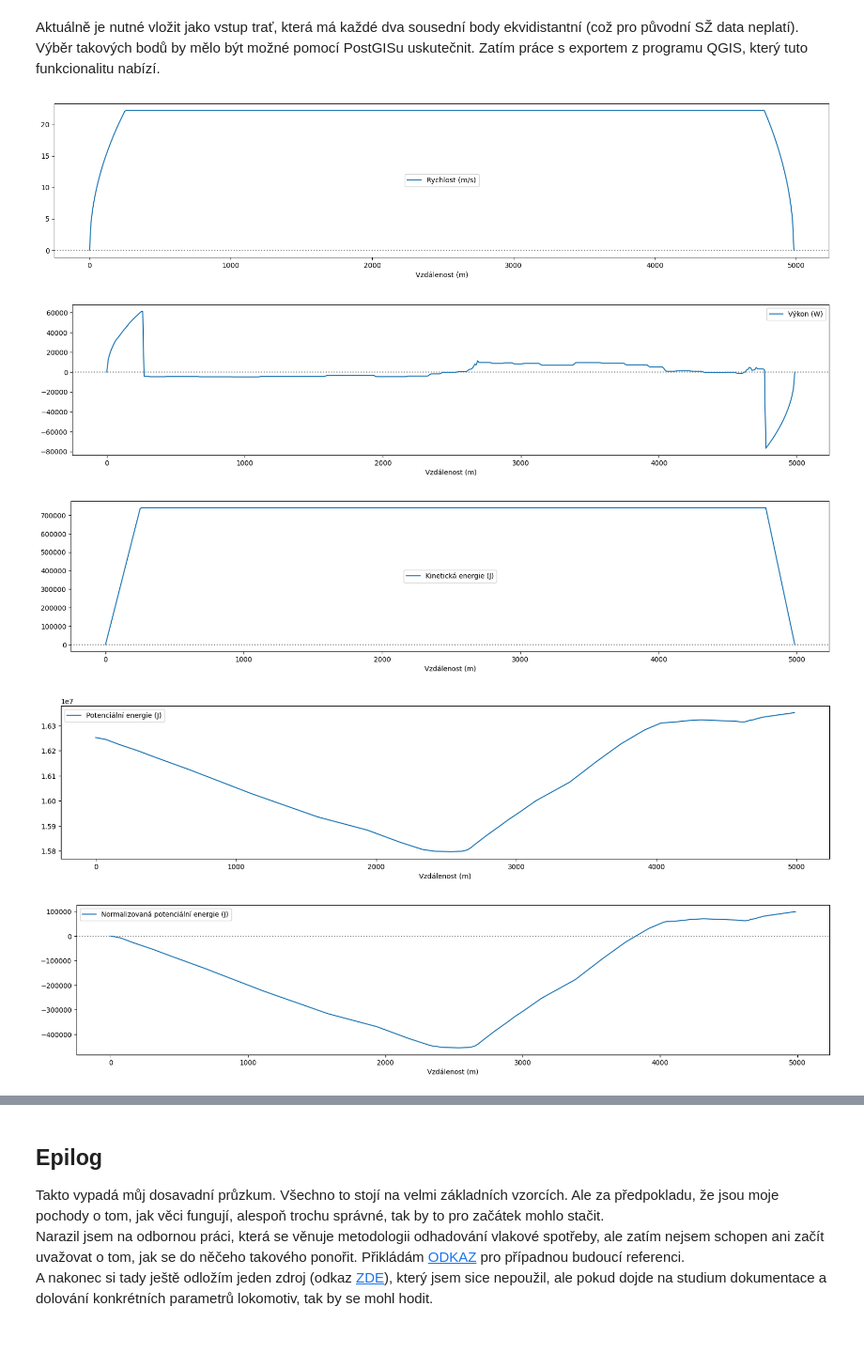
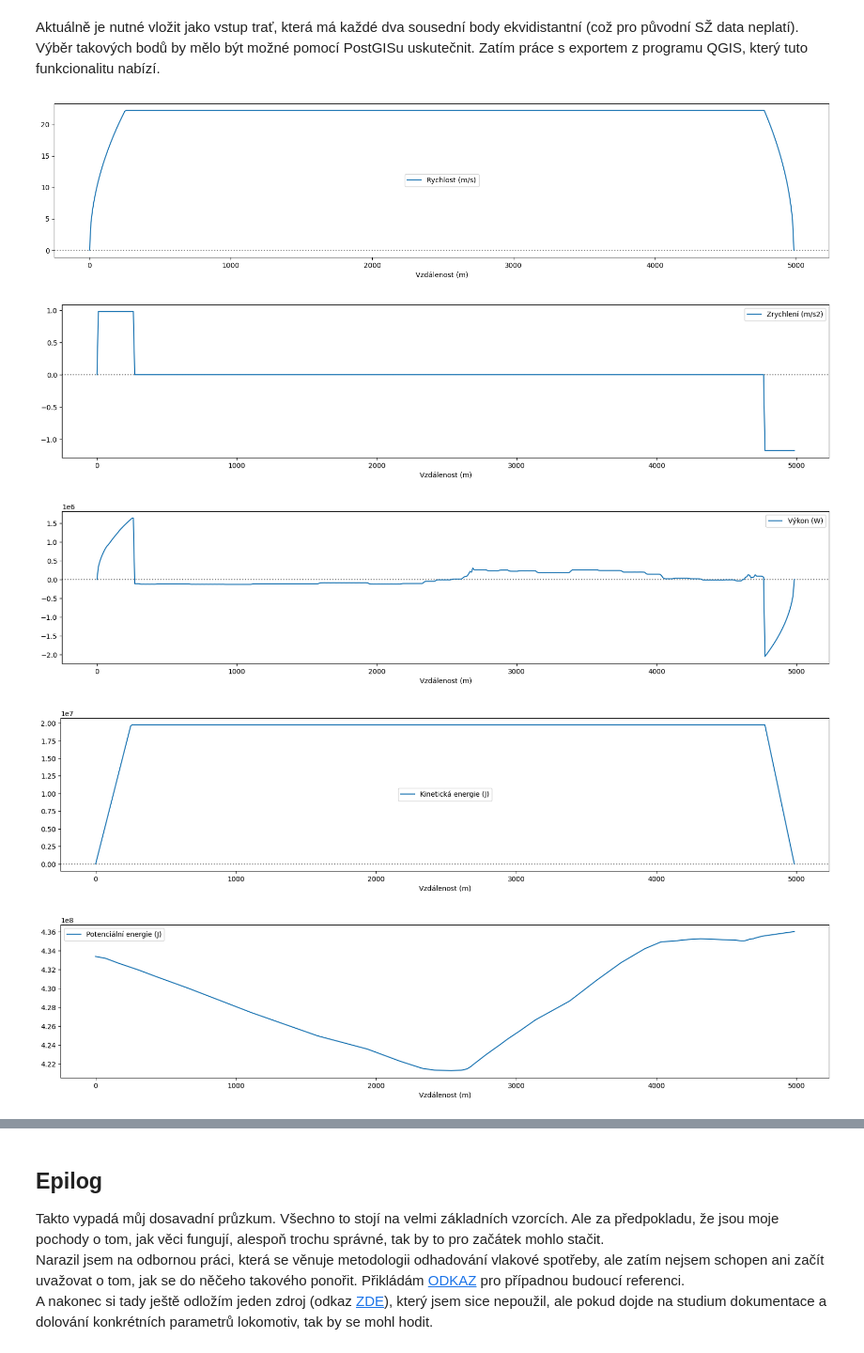
Before and after one commit to Sawy7/trainmap-web, a Jupyter notebook: utilities/consumption.ipynb, the cells around one changed output, grey strips where cells are left out. Shown: that part at 94% size. Saved outputs shown, nothing was run; the diff lists cells and outputs as text; code cells hidden in the pictures.

Commit message:
Train acceleration limited by adhesion

```diff
--- a/utilities/consumption.ipynb
+++ b/utilities/consumption.ipynb
@@ -107,7 +114,7 @@ def calc_distance(acceleration, velocity, init_velocity=0):
 # %% [markdown]
 ### Aplikace vzorců na body trati (v cyklu)
 # %%
-def get_elevation_slope_sin(point_a, point_b, dist):
+def get_elevation_slope_sin_old(point_a, point_b, dist):
     elevation_delta = point_b[2] - point_a[2] # NOTE: incline specific
     slope_distance = math.sqrt(elevation_delta**2 + dist**2)
     # print(slope_distance)
@@ -131,7 +138,7 @@ def get_acceleration(points, max_velocity):
     velocity_reached = False
     for i in range(len(points)-1):
         immediate_distance = calc_distance_two_points(points[i], points[i+1])
-        angle_sin, slope_distance = get_elevation_slope_sin(points[i], points[i+1], immediate_distance)
+        angle_sin, slope_distance = get_elevation_slope_sin_old(points[i], points[i+1], immediate_distance)
         angle_sin_values.append(angle_sin)
         dist += slope_distance
         if not velocity_reached:
@@ -248,35 +255,36 @@ with open("spaced.geojson") as f:
     # Remove zeros
     for i in range(len(points)):
         if i == 0:
             continue
         if points[i][2] < points[i-1][2]*0.9:
             points[i] = [points[i][0],points[i][1],points[i-1][2]]
 
 # Show only part of the track
 points = points[6000:6500]
 # points = [[x[0], x[1], 100] for x in points]
 # print(len(points))
 
 max_velocity = 22.22 # m/s
-mass = 3000 # kg
+mass = 80000 # kg
 
 dist_values, velocity_values, acceleration_values, angle_sin_values = get_complete_velocity(points, max_velocity)
 k_energy_values = get_kinetic_energy(mass, velocity_values)
 p_energy_values = get_potential_energy(mass, points)
 norm_p_energy_values = get_normalized_potential_energy(p_energy_values)
 power_values = get_power(mass, acceleration_values, angle_sin_values, velocity_values)
 
 # Plots
 draw_plot(dist_values, True, {"values": velocity_values, "name": "Rychlost (m/s)", "scatter": False})
+draw_plot(dist_values, True, {"values": acceleration_values, "name": "Zrychlení (m/s2)", "scatter": False})
 draw_plot(dist_values, True, {"values": power_values, "name": "Výkon (W)", "scatter": False})
 draw_plot(dist_values, True, {"values": k_energy_values, "name": "Kinetická energie (J)", "scatter": False})
 draw_plot(dist_values, False, {"values": p_energy_values, "name": "Potenciální energie (J)", "scatter": False})
 draw_plot(dist_values, True, {"values": norm_p_energy_values, "name": "Normalizovaná potenciální energie (J)", "scatter": False})
 draw_plot(dist_values, False, {"values": [x[2] for x in points], "name": "Nadmořská výška (m)", "scatter": False})
 draw_plot(dist_values, True, {"values": [k_energy_values[i]+norm_p_energy_values[i] for i in range(len(k_energy_values))], "name": "Celková energie (J)", "scatter": False})
 # %% [output]
 [figure]
-[figure, old version]
+[figure, new version]
-[figure, old version]
+[figure, new version]
-[figure, old version]
+[figure, new version]
-[figure, old version]
+[figure, new version]
```
Also changed, not shown: parts of 11 cells of this notebook.
